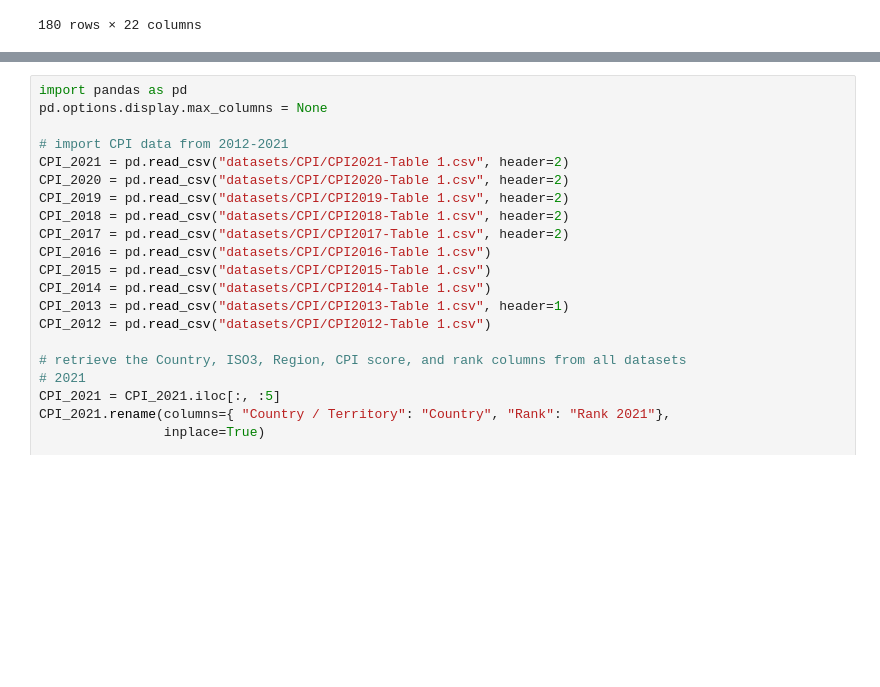
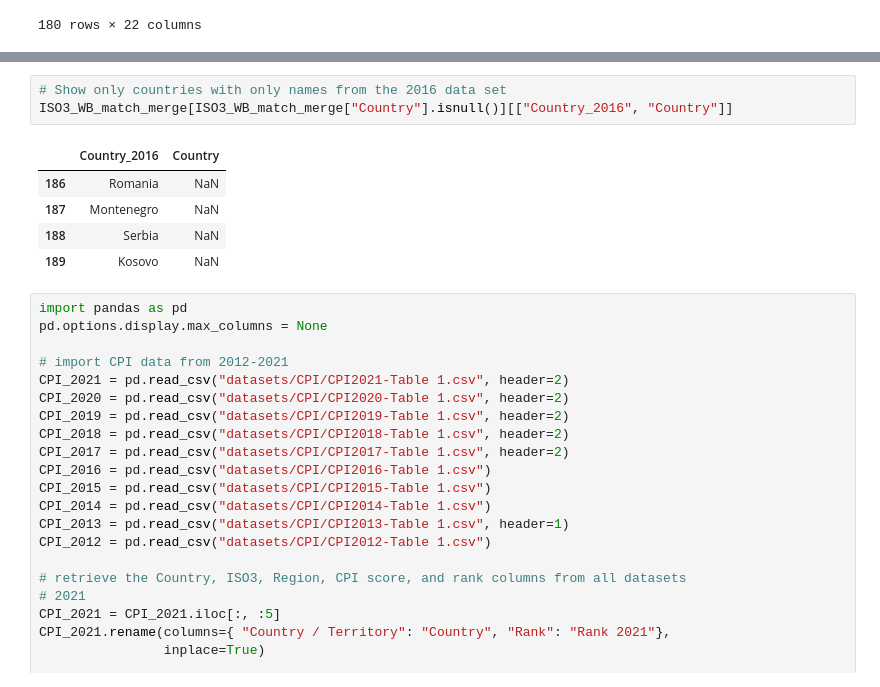
Before and after one commit to wanzulfikri/cpi_analysis, a Jupyter notebook: CPI 2012-2021.ipynb, the cells around one changed output, grey strips where cells are left out. Saved outputs shown, nothing was run; the diff lists cells and outputs as text; blank space fills up the shorter version.

Commit message:
Filter countries with names only from 2016

```diff
--- a/CPI 2012-2021.ipynb
+++ b/CPI 2012-2021.ipynb
@@ -782,3 +786,12 @@ ISO3_WB_match_merge[ISO3_WB_match_merge['WB Code'].isin(wb_codes_check)]
+# %%
+# Show only countries with only names from the 2016 data set
+ISO3_WB_match_merge[ISO3_WB_match_merge["Country"].isnull()][["Country_2016", "Country"]]
+# %% [output]
+|  | Country_2016 | Country |
+| 186 | Romania | NaN |
+| 187 | Montenegro | NaN |
+| 188 | Serbia | NaN |
+| 189 | Kosovo | NaN |
 # %%
 import pandas as pd
 pd.options.display.max_columns = None
```
Also changed, not shown: parts of 68 cells of this notebook.
